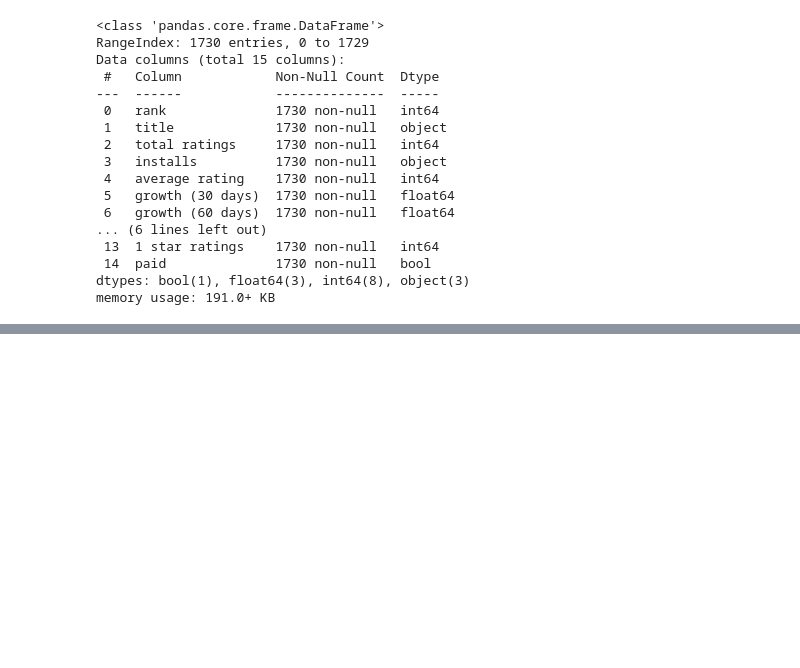
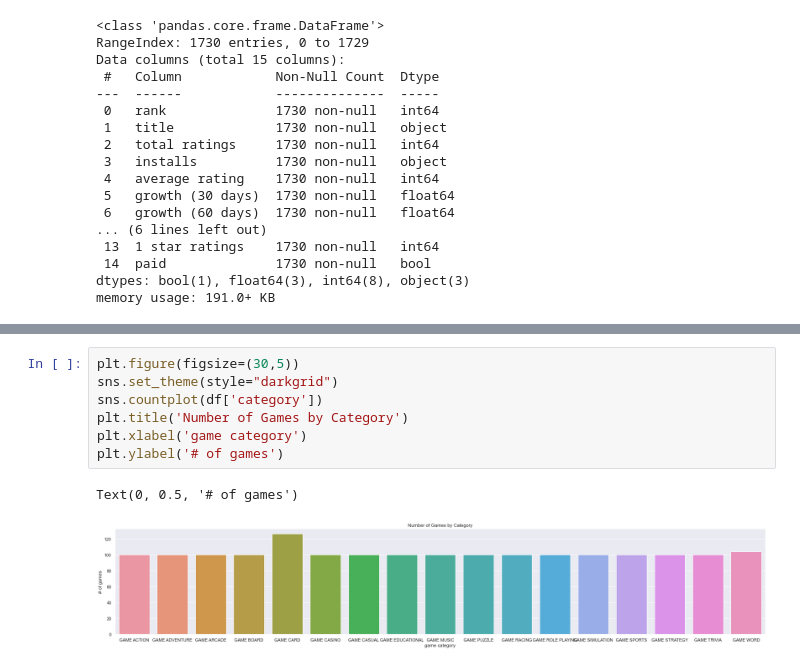
Before and after one commit to R-White-0/Top-Google-PlayStore-Games, a Jupyter notebook: android-games.ipynb, the cells around one changed output, grey strips where cells are left out. Drawn from its saved outputs; the diff is of its cells as text; blank space fills up the shorter version.

```diff
--- a/android-games.ipynb
+++ b/android-games.ipynb
@@ -61,0 +180,10 @@ memory usage: 191.0+ KB
+# %%
+plt.figure(figsize=(30,5))
+sns.set_theme(style="darkgrid")
+sns.countplot(df['category'])
+plt.title('Number of Games by Category')
+plt.xlabel('game category')
+plt.ylabel('# of games')
+# %% [output]
+Text(0, 0.5, '# of games')
+[figure, added]
```
Also changed, not shown: parts of 21 cells of this notebook.
